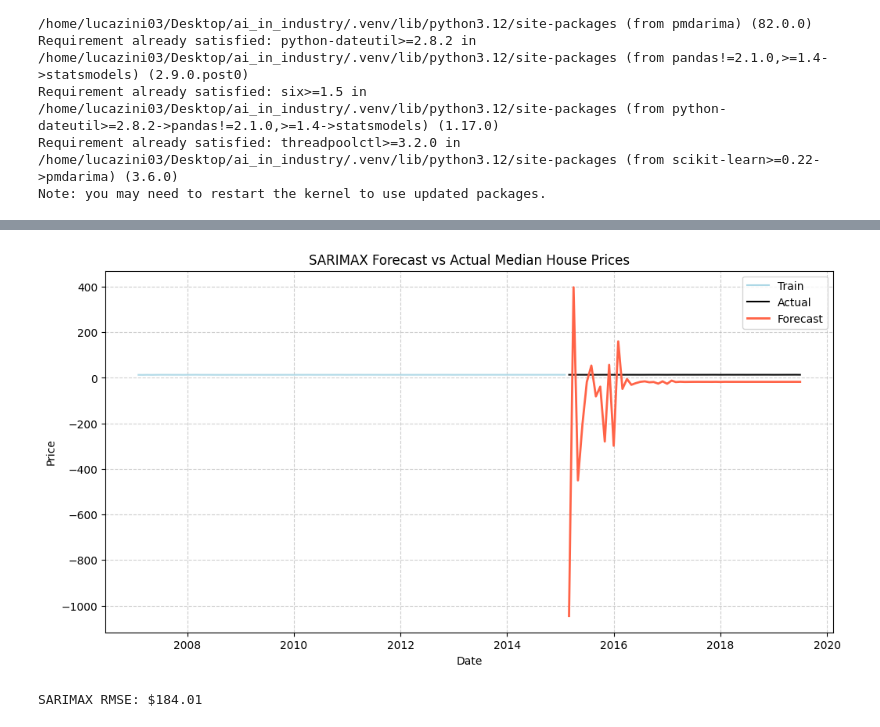
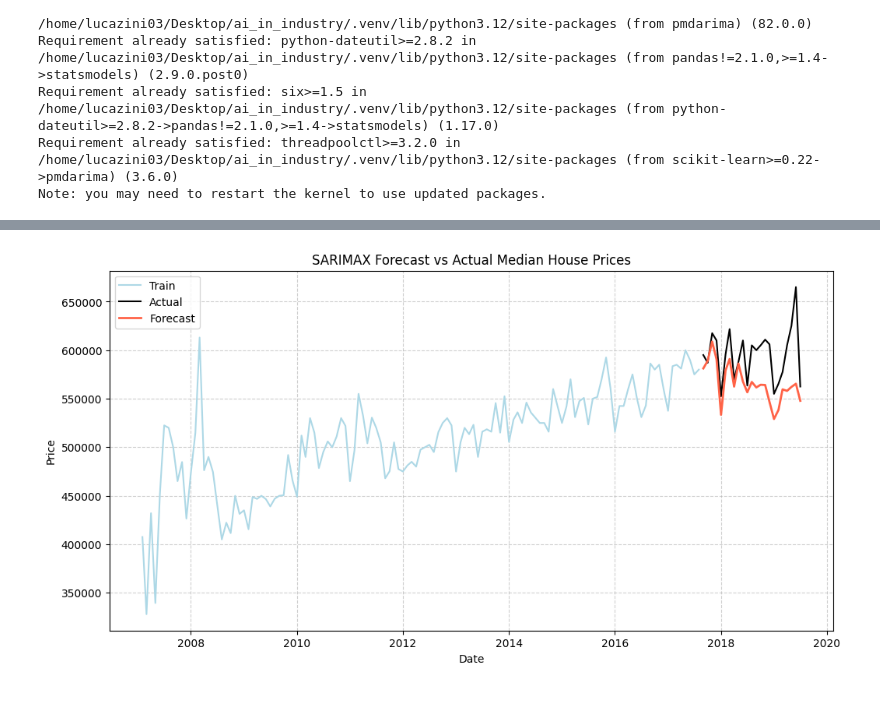
Before and after one commit to lucazini03/AI_industry, a Jupyter notebook: property_sales_forecasting/sales.ipynb, the cells around one changed output, grey strips where cells are left out. Drawn from its saved outputs; the diff is of its cells as text; code cells hidden in the pictures; blank space fills up the shorter version.

```diff
--- a/property_sales_forecasting/sales.ipynb
+++ b/property_sales_forecasting/sales.ipynb
@@ -1,7 +1,7 @@
 # %% [markdown]
 # EDA
 # %%
-train_size = 0.65
+train_size = 0.85
 # %%
 import warnings
 warnings.filterwarnings('ignore')
@@ -195,9 +212,9 @@ def plot_price_trend(monthly):
     plt.figure(figsize=(12, 6))
     plt.plot(monthly.index, monthly['price'], color='lightgray', label='Original', linewidth=1.5)
     plt.plot(monthly.index, monthly['price_rolling'], color='blue', label='Smoothed', linewidth=2)
-    plt.title('Median Price Over Time')
+    plt.title('Mean Price Over Time')
     plt.xlabel('Date')
-    plt.ylabel('Median Price')
+    plt.ylabel('Mean Price')
     plt.legend()
     plt.tight_layout()
     plt.show()
@@ -717,7 +835,10 @@ df = pd.read_csv('raw_sales.csv')
 df = df.rename(columns={'datesold': 'date', 'propertyType': 'type'})
 df['date'] = pd.to_datetime(df['date'])
 df = imputer_pipeline(df)
-df_cleaned, monthly, monthly_df_cleaned = pipeline(df, type_of_outlier='log_transform', plotting=False)
+
+# Use the same outlier strategy as the tree/LSTM runs; price is log if you pick log_transform
+outlier_mode = 'remove'
+df_cleaned, monthly, monthly_df_cleaned = pipeline(df, type_of_outlier=outlier_mode, plotting=False)
 
 monthly_df = monthly_df_cleaned.asfreq('MS')
 
@@ -733,22 +854,4 @@ X_test  = test[['avg_bedrooms', 'house_ratio', 'sales_count']]
 print(f"Train: {len(train)} | Test: {len(test)}")
 print("Train range:", train.index.min(), "→", train.index.max())
 print("Test range:", test.index.min(), "→", test.index.max())
-
-auto_model = auto_arima(
-    y=y_train,
-    exogenous=X_train,
-    seasonal=True,
-    m=12,
-    trace=True,
-    error_action='ignore',
-    suppress_warnings=True,
-    stepwise=True,
-    max_p=3, max_q=3, max_P=2, max_Q=2,
-    max_order=None,
-    information_criterion='aic'
-)
-
-
-print("Best model order:", auto_model.order)
-print("Best seasonal order:", auto_model.seasonal_order)
 # %% [output]
@@ -802,24 +927,19 @@ Warnings:
 # %%
 forecast = sarimax_fit.predict(
     start=len(y_train),
     end=len(y_train) + len(y_test) - 1,
     exog=X_test
 )
 
 plt.figure(figsize=(12, 6))
 plt.plot(y_train.index, y_train, label='Train', color='lightblue')
 plt.plot(y_test.index, y_test, label='Actual', color='black')
 plt.plot(y_test.index, forecast, label='Forecast', color='tomato', linewidth=2)
 plt.title("SARIMAX Forecast vs Actual Median House Prices")
 plt.xlabel("Date")
 plt.ylabel("Price")
 plt.legend()
 plt.grid(True, linestyle='--', alpha=0.6)
 plt.show()
-
-#print RMSE
-rmse_sarimax = calculate_rmse(y_test, forecast)
-print(f"SARIMAX RMSE: ${rmse_sarimax:,.2f}")
 # %% [output]
-[figure, old version]
+[figure, new version]
-SARIMAX RMSE: $184.01
```
Also changed, not shown: parts of 16 cells of this notebook, 28 other files.
